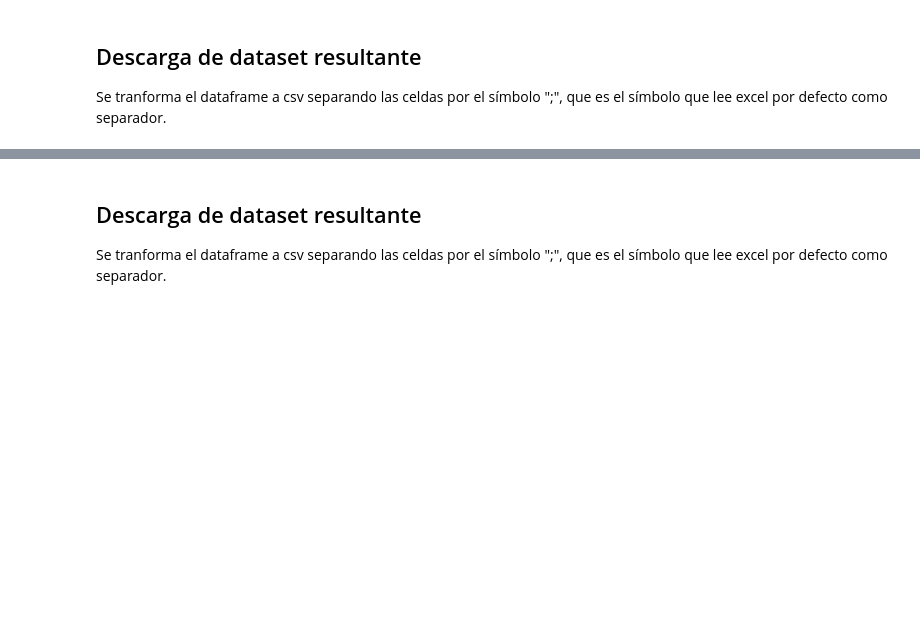
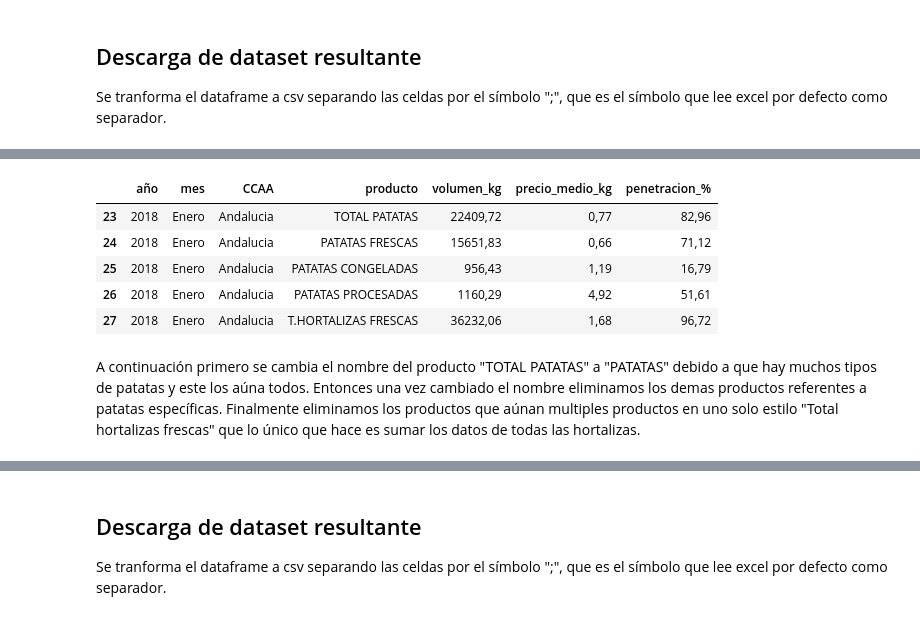
Before and after one commit to AdrianRuiz6/Mineria, a Jupyter notebook: AgroAnalisis.ipynb, the cells around one changed output, grey strips where cells are left out. Saved outputs shown, nothing was run; the diff lists cells and outputs as text; code cells hidden in the pictures; blank space fills up the shorter version.

```diff
--- a/AgroAnalisis.ipynb
+++ b/AgroAnalisis.ipynb
@@ -323,0 +368,13 @@ ds_clean.reset_index(drop=True)
+# %%
+df1_v2_final = dataframe_1_v2.drop(dataframe_1_v2[dataframe_1_v2.CCAA == "Total Nacional"].index)
+# %%
+df1_v2_final.head()
+# %% [output]
+|  | año | mes | CCAA | producto | volumen_kg | precio_medio_kg | penetracion_% |
+| 23 | 2018 | Enero | Andalucia | TOTAL PATATAS | 22409,72 | 0,77 | 82,96 |
+| 24 | 2018 | Enero | Andalucia | PATATAS FRESCAS | 15651,83 | 0,66 | 71,12 |
+| 25 | 2018 | Enero | Andalucia | PATATAS CONGELADAS | 956,43 | 1,19 | 16,79 |
+| 26 | 2018 | Enero | Andalucia | PATATAS PROCESADAS | 1160,29 | 4,92 | 51,61 |
+| 27 | 2018 | Enero | Andalucia | T.HORTALIZAS FRESCAS | 36232,06 | 1,68 | 96,72 |
+# %% [markdown]
+A continuación primero se cambia el nombre del producto "TOTAL PATATAS" a "PATATAS" debido a que hay muchos tipos de patatas y este los aúna todos. Entonces una vez cambiado el nombre eliminamos los demas productos referentes a patatas específicas. Finalmente eliminamos los productos que aúnan multiples productos en uno solo estilo "Total hortalizas frescas" que lo único que hace es sumar los datos de todas las hortalizas.
```
Also changed, not shown: parts of 67 cells of this notebook.
